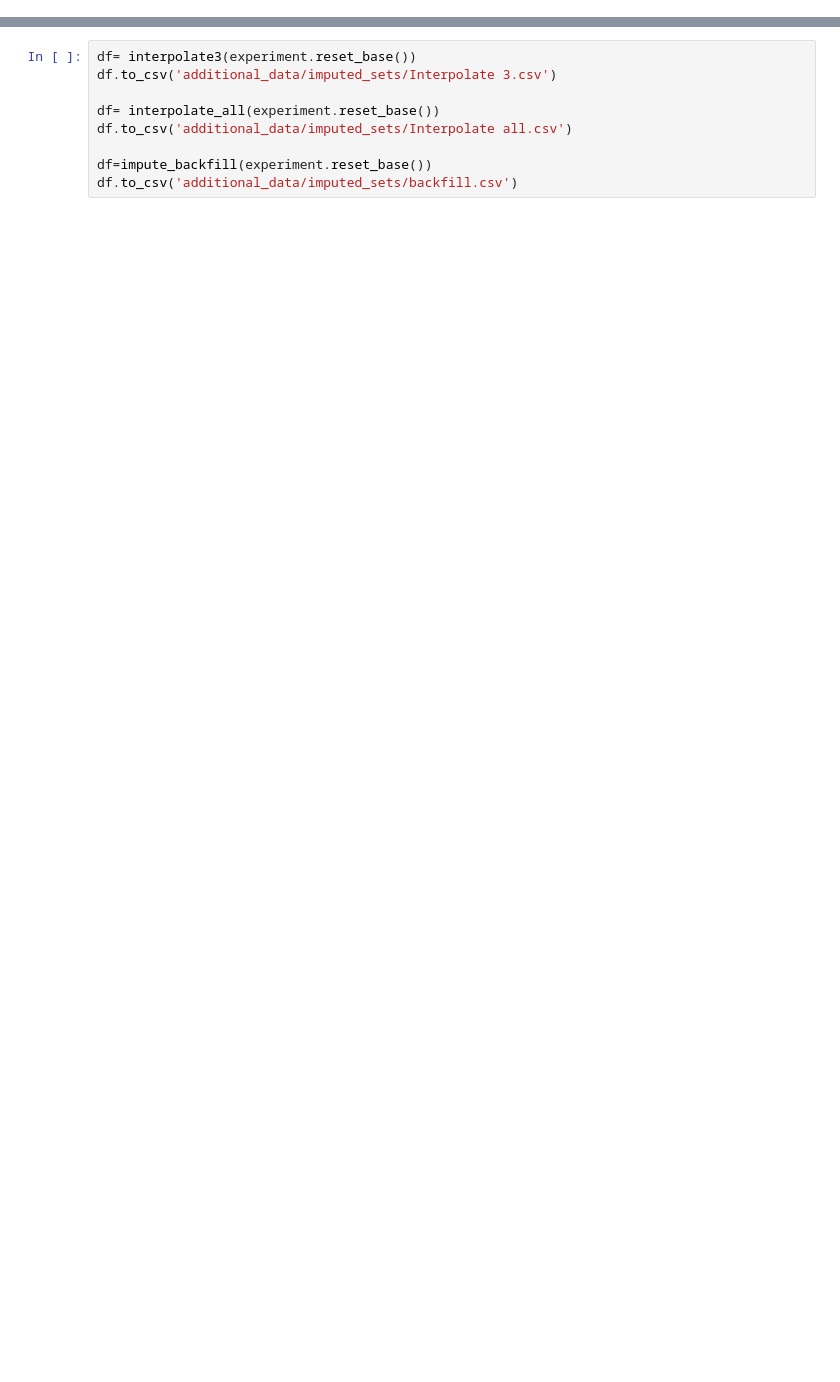
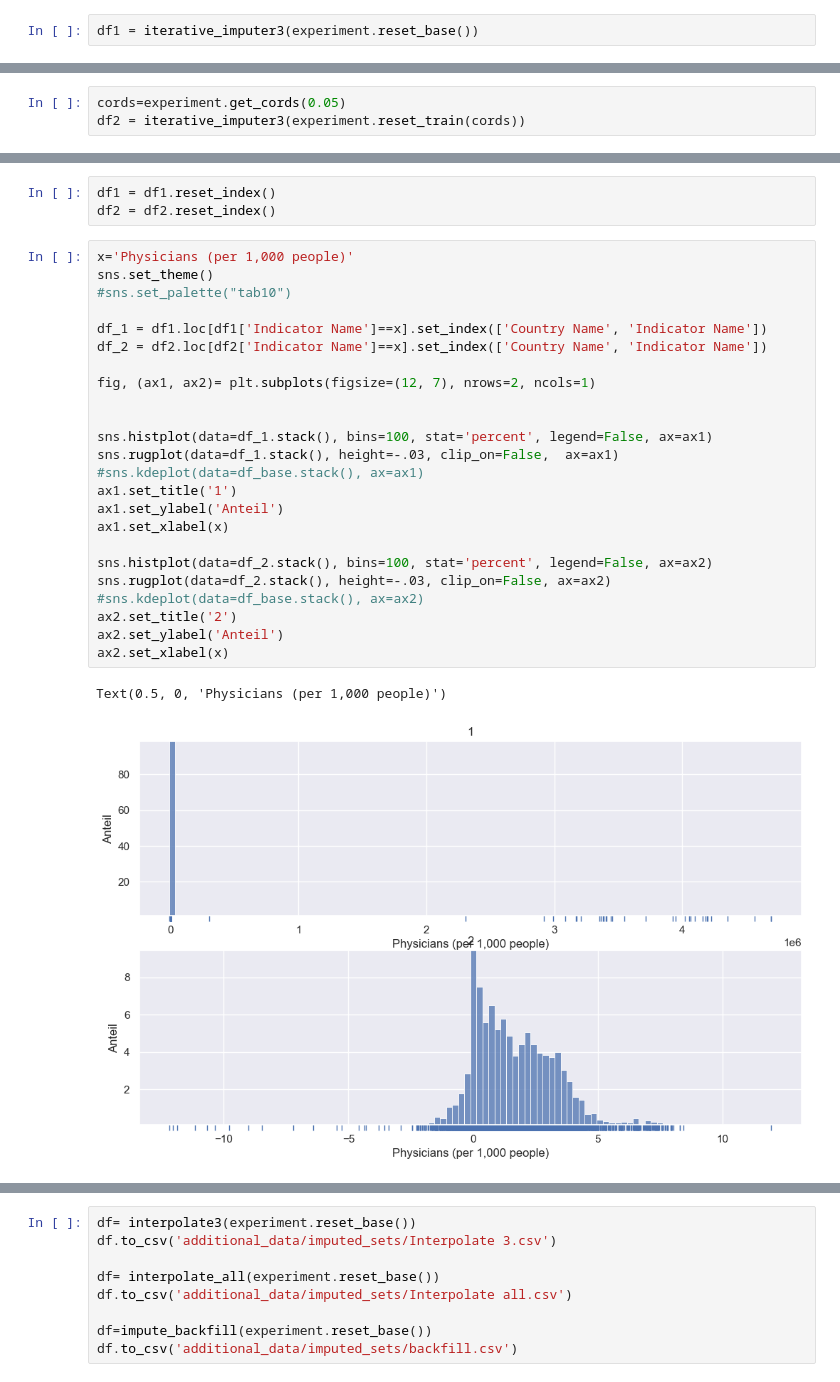
Before and after one commit to MarieFlatow/BA_weltbank, a Jupyter notebook: Untitled.ipynb, the cells around one changed output, grey strips where cells are left out. Drawn from its saved outputs; the diff is of its cells as text; blank space fills up the shorter version.

```diff
--- a/Untitled.ipynb
+++ b/Untitled.ipynb
@@ -21,0 +47,2 @@ def interpolate_all(df):
+# %%
+df1 = iterative_imputer3(experiment.reset_base())
@@ -21,0 +61,3 @@ def interpolate_all(df):
+# %%
+cords=experiment.get_cords(0.05)
+df2 = iterative_imputer3(experiment.reset_train(cords))
@@ -21,0 +77,30 @@ def interpolate_all(df):
+# %%
+df1 = df1.reset_index()
+df2 = df2.reset_index()
+# %%
+x='Physicians (per 1,000 people)'
+sns.set_theme()
+#sns.set_palette("tab10")
+
+df_1 = df1.loc[df1['Indicator Name']==x].set_index(['Country Name', 'Indicator Name'])
+df_2 = df2.loc[df2['Indicator Name']==x].set_index(['Country Name', 'Indicator Name'])
+
+fig, (ax1, ax2)= plt.subplots(figsize=(12, 7), nrows=2, ncols=1)
+
+
+sns.histplot(data=df_1.stack(), bins=100, stat='percent', legend=False, ax=ax1)
+sns.rugplot(data=df_1.stack(), height=-.03, clip_on=False,  ax=ax1)
+#sns.kdeplot(data=df_base.stack(), ax=ax1)
+ax1.set_title('1')
+ax1.set_ylabel('Anteil')
+ax1.set_xlabel(x)
+
+sns.histplot(data=df_2.stack(), bins=100, stat='percent', legend=False, ax=ax2)
+sns.rugplot(data=df_2.stack(), height=-.03, clip_on=False, ax=ax2)
+#sns.kdeplot(data=df_base.stack(), ax=ax2)
+ax2.set_title('2')
+ax2.set_ylabel('Anteil')
+ax2.set_xlabel(x)
+# %% [output]
+Text(0.5, 0, 'Physicians (per 1,000 people)')
+[figure, added]
```
Also changed, not shown: parts of 6 cells of this notebook, 11 other files.
